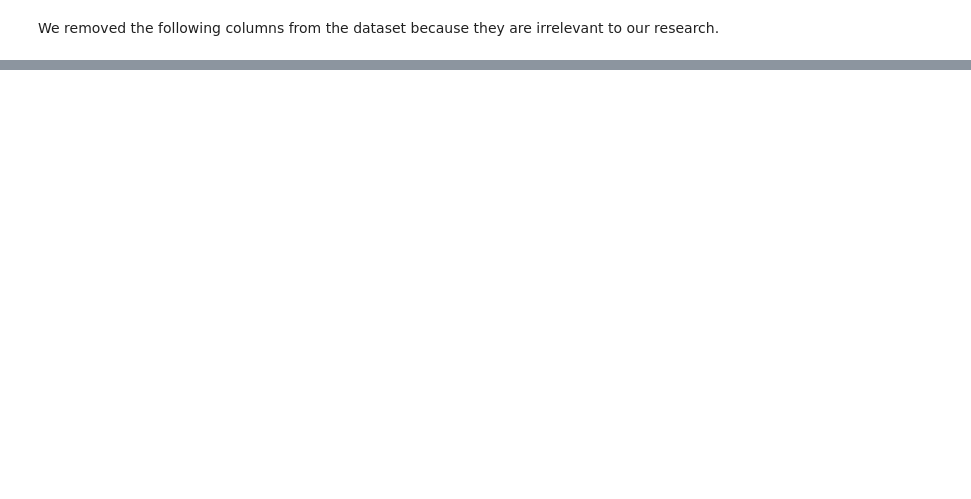
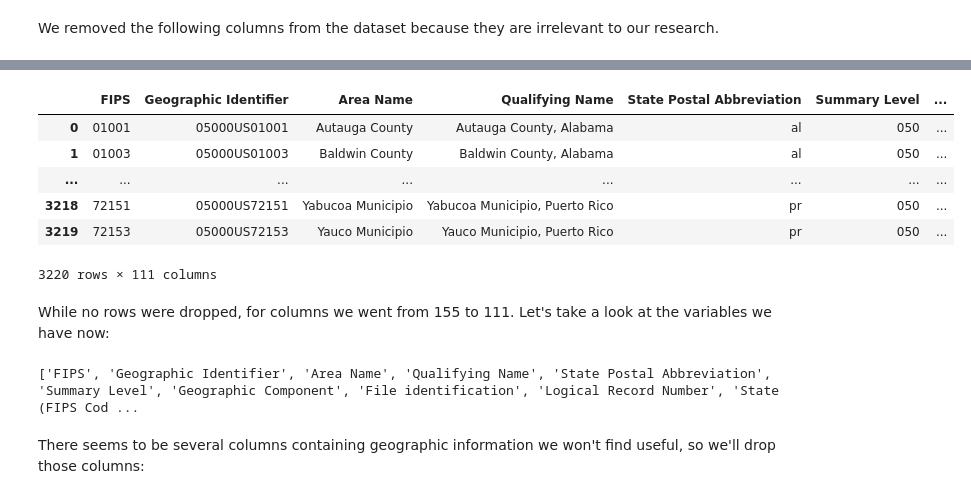
Before and after one commit to jeinuh/superfund-project, a Jupyter notebook: DataCheckpoint_group011.ipynb, the cells around one changed output, grey strips where cells are left out. Drawn from its saved outputs; the diff is of its cells as text; code cells hidden in the pictures; blank space fills up the shorter version.

```diff
--- a/DataCheckpoint_group011.ipynb
+++ b/DataCheckpoint_group011.ipynb
@@ -100,0 +153,18 @@ npl_df
+# %%
+acs_df
+# %% [output]
+|  | FIPS | Geographic Identifier | Area Name | Qualifying Name | State Postal Abbreviation | Summary Level | ... |
+| 0 | 01001 | 05000US01001 | Autauga County | Autauga County, Alabama | al | 050 | ... |
+| 1 | 01003 | 05000US01003 | Baldwin County | Baldwin County, Alabama | al | 050 | ... |
+| ... | ... | ... | ... | ... | ... | ... | ... |
+| 3218 | 72151 | 05000US72151 | Yabucoa Municipio | Yabucoa Municipio, Puerto Rico | pr | 050 | ... |
+| 3219 | 72153 | 05000US72153 | Yauco Municipio | Yauco Municipio, Puerto Rico | pr | 050 | ... |
+3220 rows × 111 columns
+# %% [markdown]
+While no rows were dropped, for columns we went from 155 to 111. Let's take a look at the variables we have now:
+# %%
+print(acs_df.columns.tolist())
+# %% [output]
+['FIPS', 'Geographic Identifier', 'Area Name', 'Qualifying Name', 'State Postal Abbreviation', 'Summary Level', 'Geographic Component', 'File identification', 'Logical Record Number', 'State (FIPS Cod ...
+# %% [markdown]
+There seems to be several columns containing geographic information we won't find useful, so we'll drop those columns:
```
Also changed, not shown: parts of 28 cells of this notebook.
